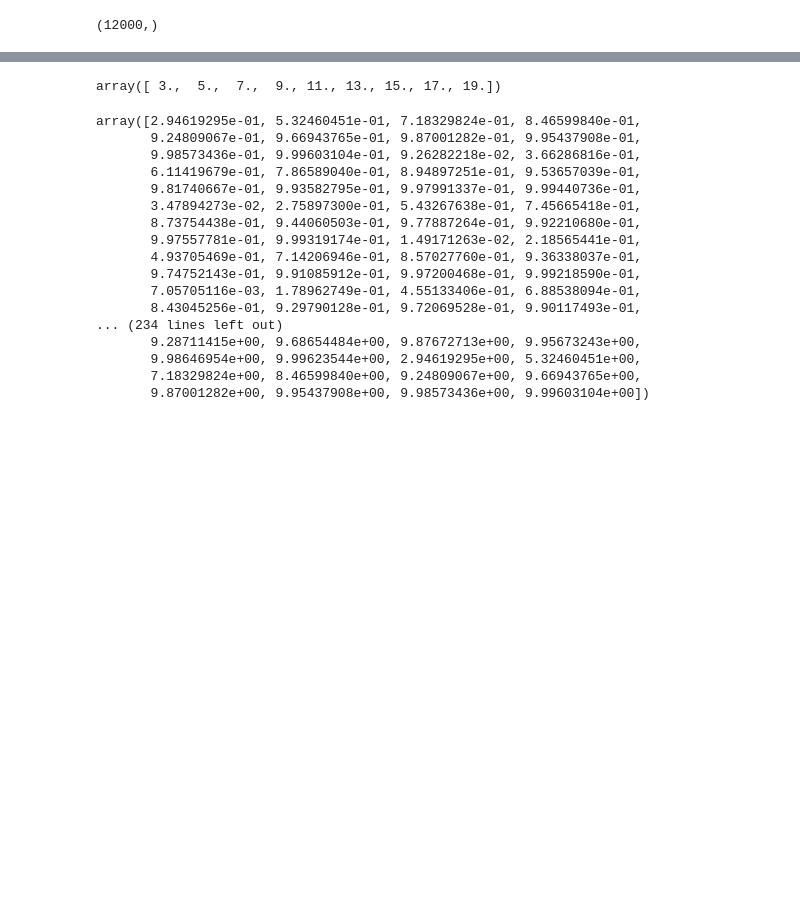
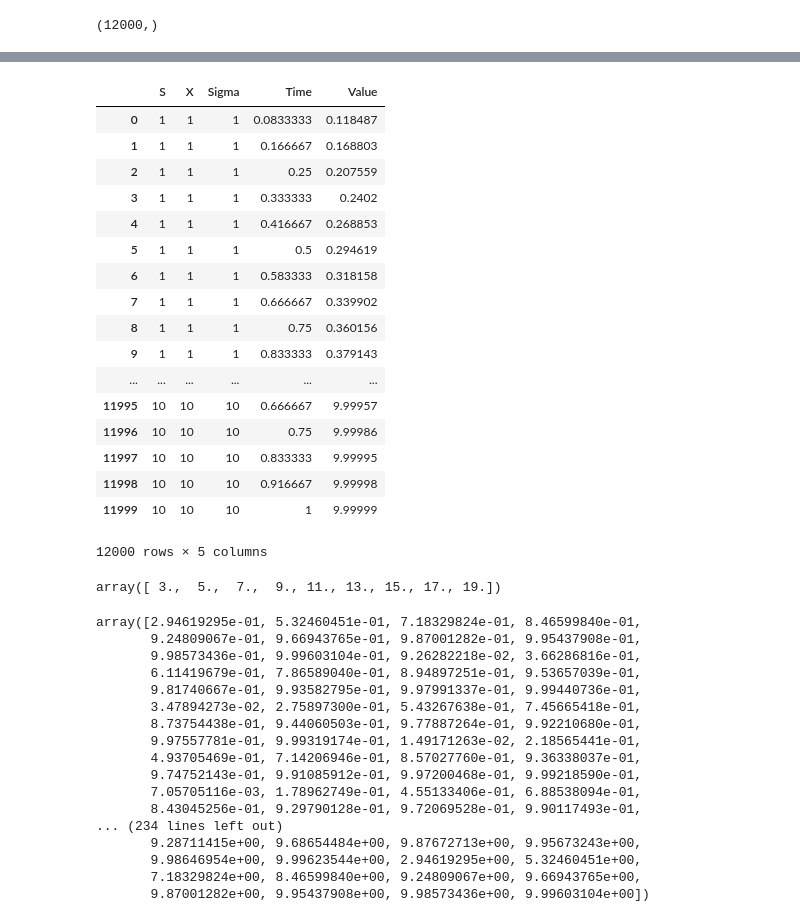
Before and after one commit to dpnolan/learningBlackScholes, a Jupyter notebook: bs5.ipynb, the cells around one changed output, grey strips where cells are left out. Saved outputs shown, nothing was run; the diff lists cells and outputs as text; code cells hidden in the pictures; blank space fills up the shorter version.

```diff
--- a/bs5.ipynb
+++ b/bs5.ipynb
@@ -245,0 +271,2 @@ optionValue.shape
+# %%
+optionDF.loc[0]=[42,40,0.2,126,42]
@@ -278,3 +318,24 @@ for s in optionS:
+# %%
+optionDF
+# %% [output]
+|  | S | X | Sigma | Time | Value |
+| 0 | 1 | 1 | 1 | 0.0833333 | 0.118487 |
+| 1 | 1 | 1 | 1 | 0.166667 | 0.168803 |
+| 2 | 1 | 1 | 1 | 0.25 | 0.207559 |
+| 3 | 1 | 1 | 1 | 0.333333 | 0.2402 |
+| 4 | 1 | 1 | 1 | 0.416667 | 0.268853 |
+| 5 | 1 | 1 | 1 | 0.5 | 0.294619 |
+| 6 | 1 | 1 | 1 | 0.583333 | 0.318158 |
+| 7 | 1 | 1 | 1 | 0.666667 | 0.339902 |
+| 8 | 1 | 1 | 1 | 0.75 | 0.360156 |
+| 9 | 1 | 1 | 1 | 0.833333 | 0.379143 |
+| ... | ... | ... | ... | ... | ... |
+| 11995 | 10 | 10 | 10 | 0.666667 | 9.99957 |
+| 11996 | 10 | 10 | 10 | 0.75 | 9.99986 |
+| 11997 | 10 | 10 | 10 | 0.833333 | 9.99995 |
+| 11998 | 10 | 10 | 10 | 0.916667 | 9.99998 |
+| 11999 | 10 | 10 | 10 | 1 | 9.99999 |
+12000 rows × 5 columns
 # %%
 #optionValues=bs(optionS)
 # %%
```
Also changed, not shown: parts of 10 cells of this notebook.
